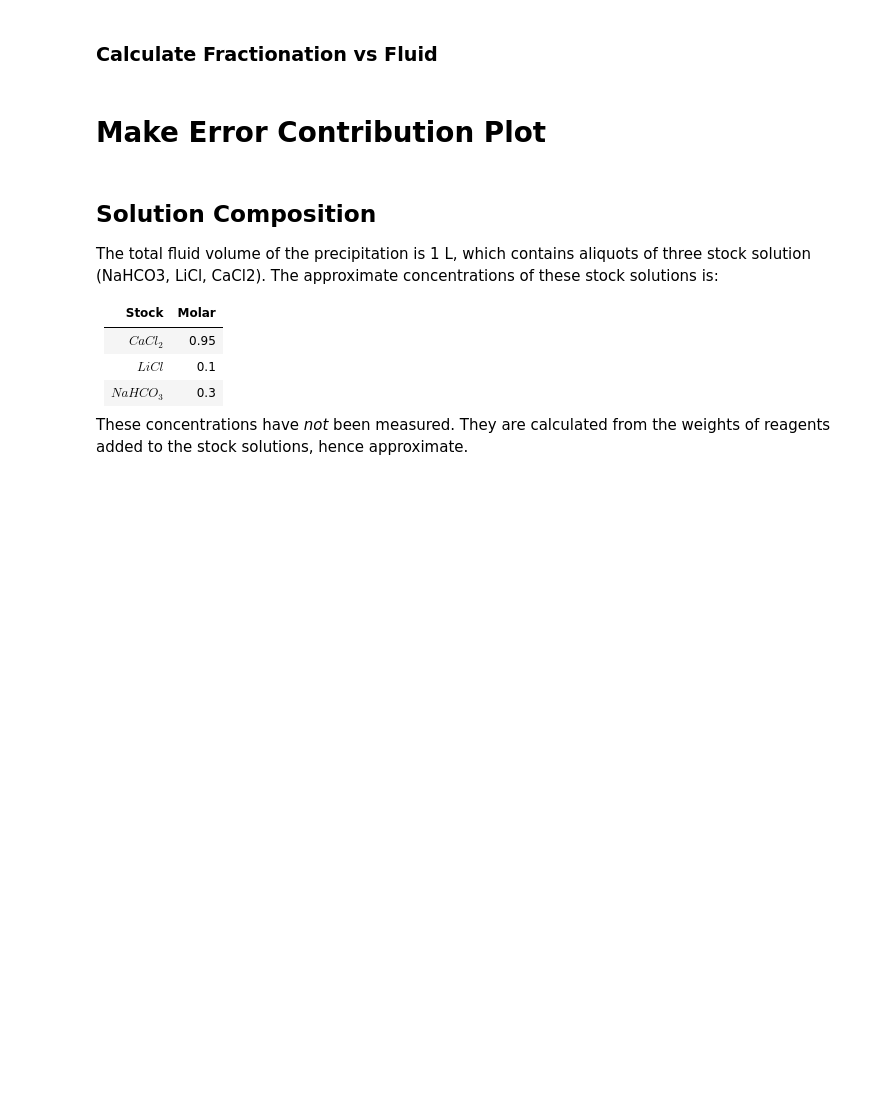
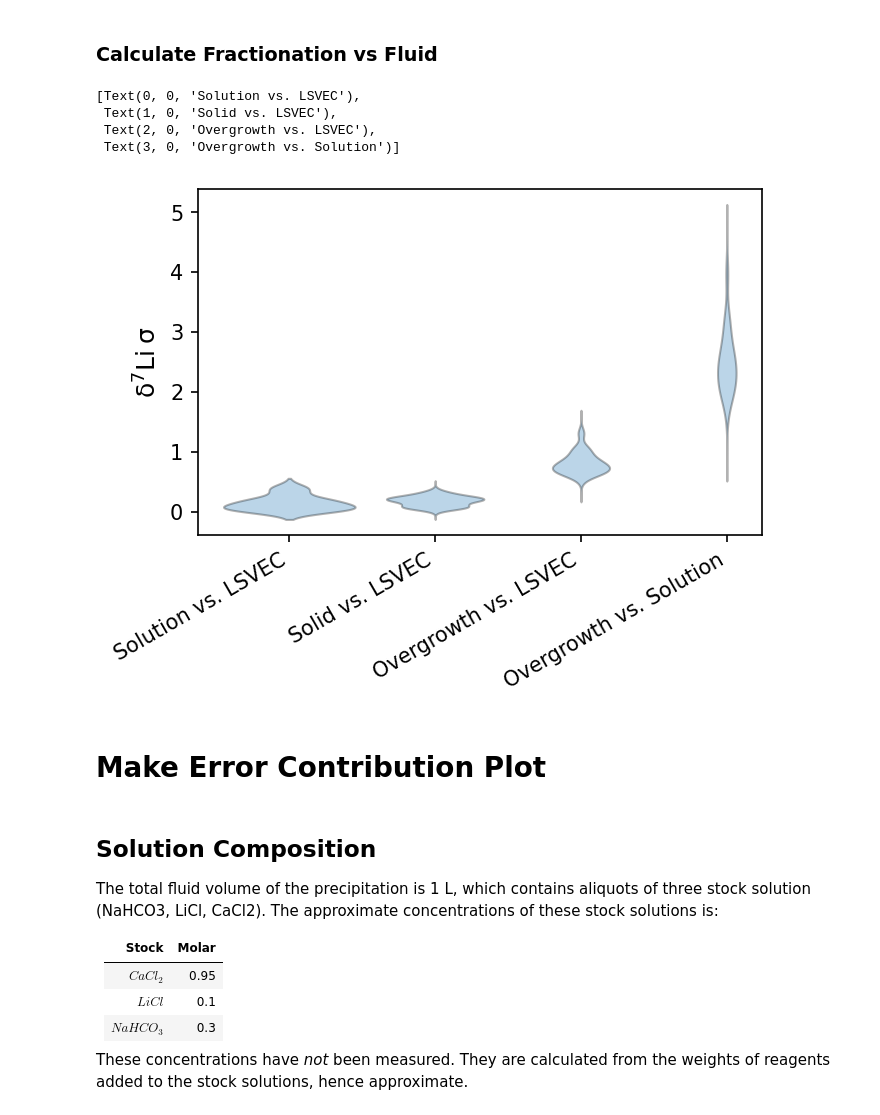
Before and after one commit to oscarbranson/supplementary, a Jupyter notebook: supplements/inorg_Li/01_DataCompilation.ipynb, the cells around one changed output. Saved outputs shown, nothing was run; the diff lists cells and outputs as text; code cells hidden in the pictures; blank space fills up the shorter version.

```diff
--- a/supplements/inorg_Li/01_DataCompilation.ipynb
+++ b/supplements/inorg_Li/01_DataCompilation.ipynb
@@ -350,6 +386,57 @@ df.Li_isotopes_alpha_LSVEC.head()
 # %%
 df.loc[:, ('Li_isotopes_vs_fluid', 'alpha_og')] = df.loc[:, ('Li_isotopes_alpha_LSVEC', 'OG')] / df.loc[:, ('Li_isotopes_alpha_LSVEC', 'u_fluid_pre')]
 df.loc[:, ('Li_isotopes_vs_fluid', 'epsilon_og')] = (df.loc[:, ('Li_isotopes_vs_fluid', 'alpha_og')] - 1) * 1000
+# %%
+fig, ax = plt.subplots()
+
+# measurement uncertainties vs. LSVEC
+
+def violin(y, ax, xpos=0, npoints=100, pad=0.5, width=0.5, **kwargs):
+    y = y[~np.isnan(y)]
+    kde = stats.gaussian_kde(y)
+    ny = len(y)
+
+    yn = np.linspace(np.nanmin(y) - pad * np.ptp(y), np.nanmax(y) + pad * np.ptp(y), npoints)
+
+    pdf = kde.pdf(yn)
+    spdf = pdf / ny**0.5 * width
+
+    ax.fill_betweenx(x1=xpos - spdf, x2=xpos + spdf, y=yn, **kwargs)
+
+opts = {
+    'facecolor': 'C0',
+    'edgecolor': 'k',
+    'alpha': 0.3
+}
+
+# solutions
+violin(df.Li_isotopes_alpha_LSVEC.fluid_pre_std * 1e3, ax=ax, xpos=0, **opts)
+
+# solids
+violin(err(df.Li_isotopes_alpha_LSVEC.u_solid * 1e3), ax=ax, xpos=1, **opts)
+
+# Overgrowth
+violin(err(df.Li_isotopes_alpha_LSVEC.OG * 1e3), ax=ax, xpos=2, **opts)
+
+# Overgrowth vs. Solution
+violin(err(df.Li_isotopes_vs_fluid.epsilon_og), ax=ax, xpos=3, **opts)
+
+ax.set_ylabel('$\delta^7Li~\sigma$')
+labels = [
+    'Solution vs. LSVEC',
+    'Solid vs. LSVEC',
+    'Overgrowth vs. LSVEC',
+    'Overgrowth vs. Solution',
+]
+
+ax.set_xticks(np.arange(len(labels)))
+ax.set_xticklabels(labels, rotation=30, ha='right')
+# %% [output]
+[Text(0, 0, 'Solution vs. LSVEC'),
+ Text(1, 0, 'Solid vs. LSVEC'),
+ Text(2, 0, 'Overgrowth vs. LSVEC'),
+ Text(3, 0, 'Overgrowth vs. Solution')]
+[figure, added]
 # %% [markdown]
 # Make Error Contribution Plot
 # %% [markdown]
```
Also changed, not shown: parts of 8 cells of this notebook, 2 other files.
